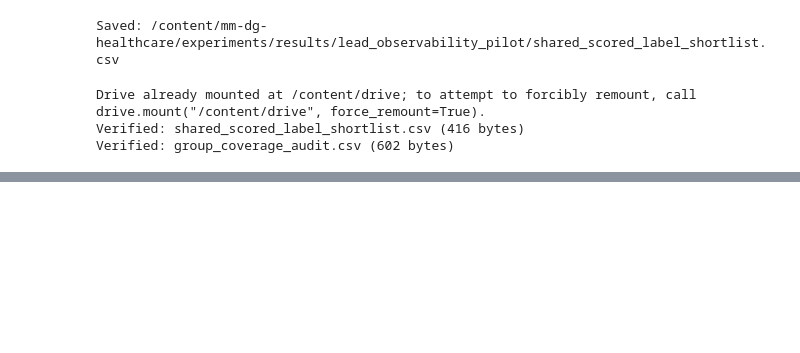
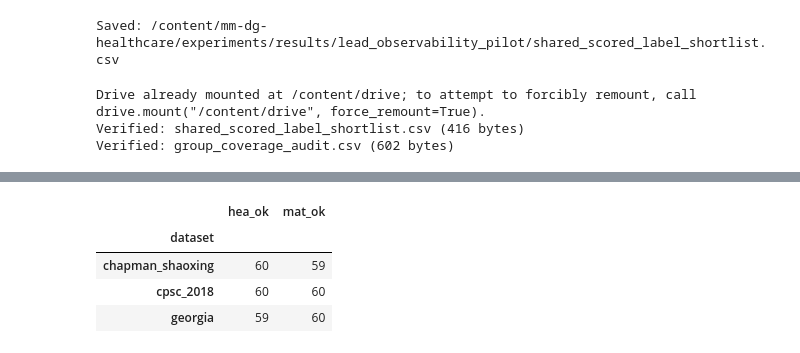
Before and after one commit to Sakina152/mm-dg-healthcare, a Jupyter notebook: notebooks/08_lead_observability_pilot.ipynb, the cells around one changed output, grey strips where cells are left out. Cells and saved outputs as stored; diff of their text form; code cells hidden in the pictures; blank space fills up the shorter version.

```diff
--- a/notebooks/08_lead_observability_pilot.ipynb
+++ b/notebooks/08_lead_observability_pilot.ipynb
@@ -653,0 +1339,87 @@ Verified: group_coverage_audit.csv (602 bytes)
+# %%
+
+from pathlib import Path
+import requests
+import pandas as pd
+import shutil
+from google.colab import drive
+
+BASE = "https://physionet.org/files/challenge-2021/1.0.3/training/"
+OUT = Path(
+    "/content/mm-dg-healthcare/experiments/results/"
+    "lead_observability_pilot"
+)
+manifest = pd.read_csv(OUT / "af_pilot_manifest.csv")
+
+DATA_DIR = Path(
+    "/content/mm-dg-healthcare/data/pilot/af_cross_dataset"
+)
+DATA_DIR.mkdir(parents=True, exist_ok=True)
+
+session = requests.Session()
+download_results = []
+
+for _, row in manifest.iterrows():
+    dataset = row["dataset"]
+    group = row["group"]
+    record = row["record"]
+    record_dir = DATA_DIR / dataset / group
+    record_dir.mkdir(parents=True, exist_ok=True)
+
+    status = {"dataset": dataset, "group": group, "record": record}
+
+    for ext in [".hea", ".mat"]:
+        url = f"{BASE}{dataset}/{group}/{record}{ext}"
+        destination = record_dir / f"{record}{ext}"
+
+        try:
+            if not destination.exists() or destination.stat().st_size == 0:
+                response = session.get(url, timeout=60)
+                response.raise_for_status()
+                destination.write_bytes(response.content)
+
+            if destination.stat().st_size == 0:
+                raise ValueError("Downloaded file is empty")
+
+            status[f"{ext[1:]}_bytes"] = destination.stat().st_size
+            status[f"{ext[1:]}_ok"] = True
+
+        except Exception as e:
+            status[f"{ext[1:]}_ok"] = False
+            status[f"{ext[1:]}_error"] = str(e)
+
+    download_results.append(status)
+
+    if len(download_results) % 20 == 0:
+        print(f"Checked {len(download_results)}/{len(manifest)} records")
+
+download_df = pd.DataFrame(download_results)
+download_path = OUT / "af_pilot_download_status.csv"
+download_df.to_csv(download_path, index=False)
+
+print("\nDownload status:")
+display(
+    download_df.groupby("dataset")[["hea_ok", "mat_ok"]]
+    .sum()
+)
+print("Status CSV:", download_path)
+print("Pilot data directory:", DATA_DIR)
+
+# Back up manifest and status to Google Drive.
+drive.mount("/content/drive")
+backup = Path(
+    "/content/drive/MyDrive/mm-dg-healthcare-data/"
+    "results_backup/lead_observability_pilot"
+)
+backup.mkdir(parents=True, exist_ok=True)
+
+for src in [OUT / "af_pilot_manifest.csv", download_path]:
+    dst = backup / src.name
+    shutil.copy2(src, dst)
+    verified = dst.exists() and dst.stat().st_size == src.stat().st_size
+    print(
+        "VERIFIED Drive backup:" if verified else "BACKUP VERIFICATION FAILED:",
+        dst.name,
+        f"({dst.stat().st_size:,} bytes)" if verified else ""
+    )
+# %% [output]
@@ -653,0 +1437,5 @@ Verified: group_coverage_audit.csv (602 bytes)
+|  | hea_ok | mat_ok |
+| dataset |  |  |
+| chapman_shaoxing | 60 | 59 |
+| cpsc_2018 | 60 | 60 |
+| georgia | 59 | 60 |
```
Also changed, not shown: parts of 58 cells of this notebook.
